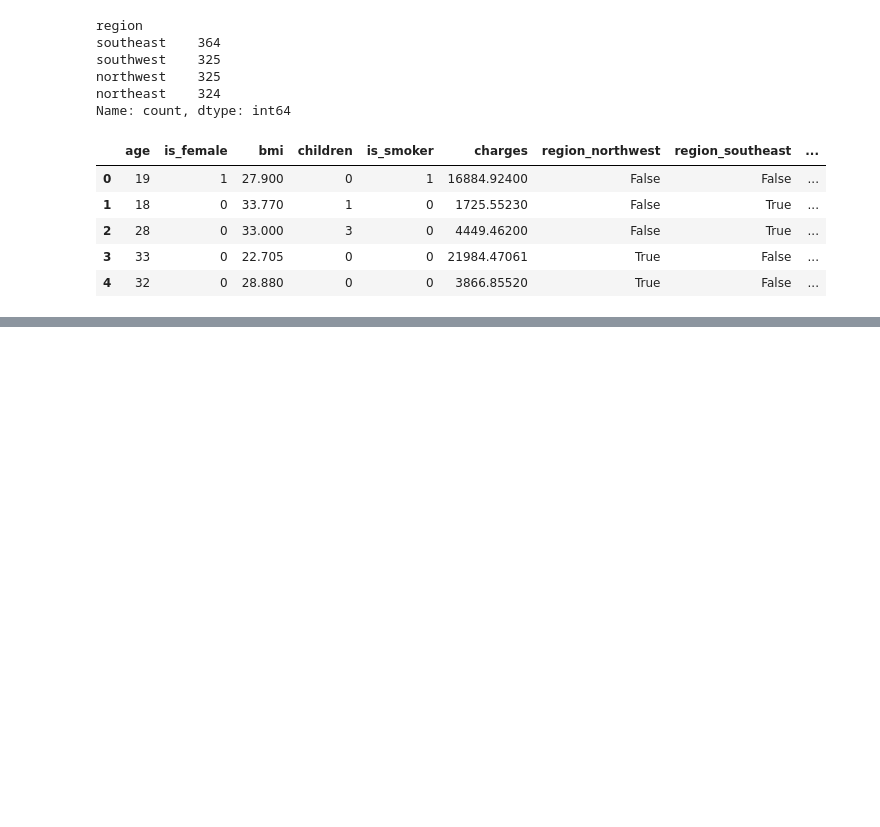
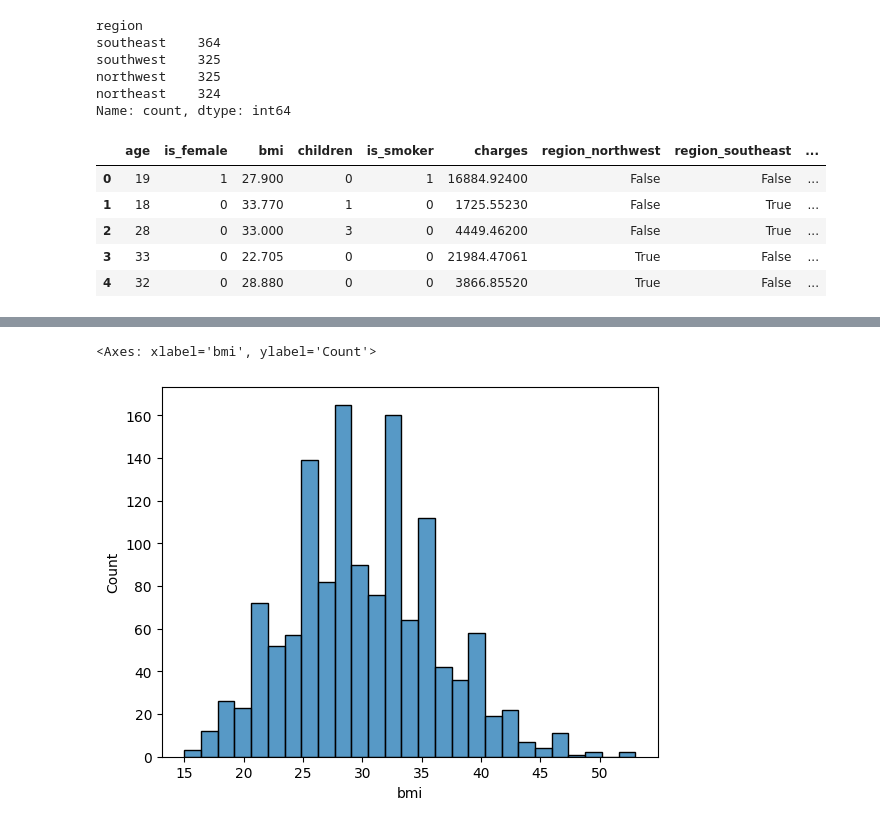
Before and after one commit to Callme-VR/Ai-engineer, a Jupyter notebook: ConceptsofMachineLearning/EDA.ipynb, the cells around one changed output, grey strips where cells are left out. Cells and saved outputs as stored; diff of their text form; code cells hidden in the pictures; blank space fills up the shorter version.

```diff
--- a/ConceptsofMachineLearning/EDA.ipynb
+++ b/ConceptsofMachineLearning/EDA.ipynb
@@ -256,3 +256,5 @@ data_cleaned.head()
 | 2 | 28 | 0 | 33.000 | 3 | 0 | 4449.46200 | False | True | ... |
 | 3 | 33 | 0 | 22.705 | 0 | 0 | 21984.47061 | True | False | ... |
 | 4 | 32 | 0 | 28.880 | 0 | 0 | 3866.85520 | True | False | ... |
+# %%
+data_cleaned=data_cleaned.astype(int)
@@ -258,0 +277,5 @@ data_cleaned.head()
+# %%
+sns.histplot(data_cleaned['bmi'])
+# %% [output]
+<Axes: xlabel='bmi', ylabel='Count'>
+[figure, added]
```
Also changed, not shown: parts of 19 cells of this notebook.
